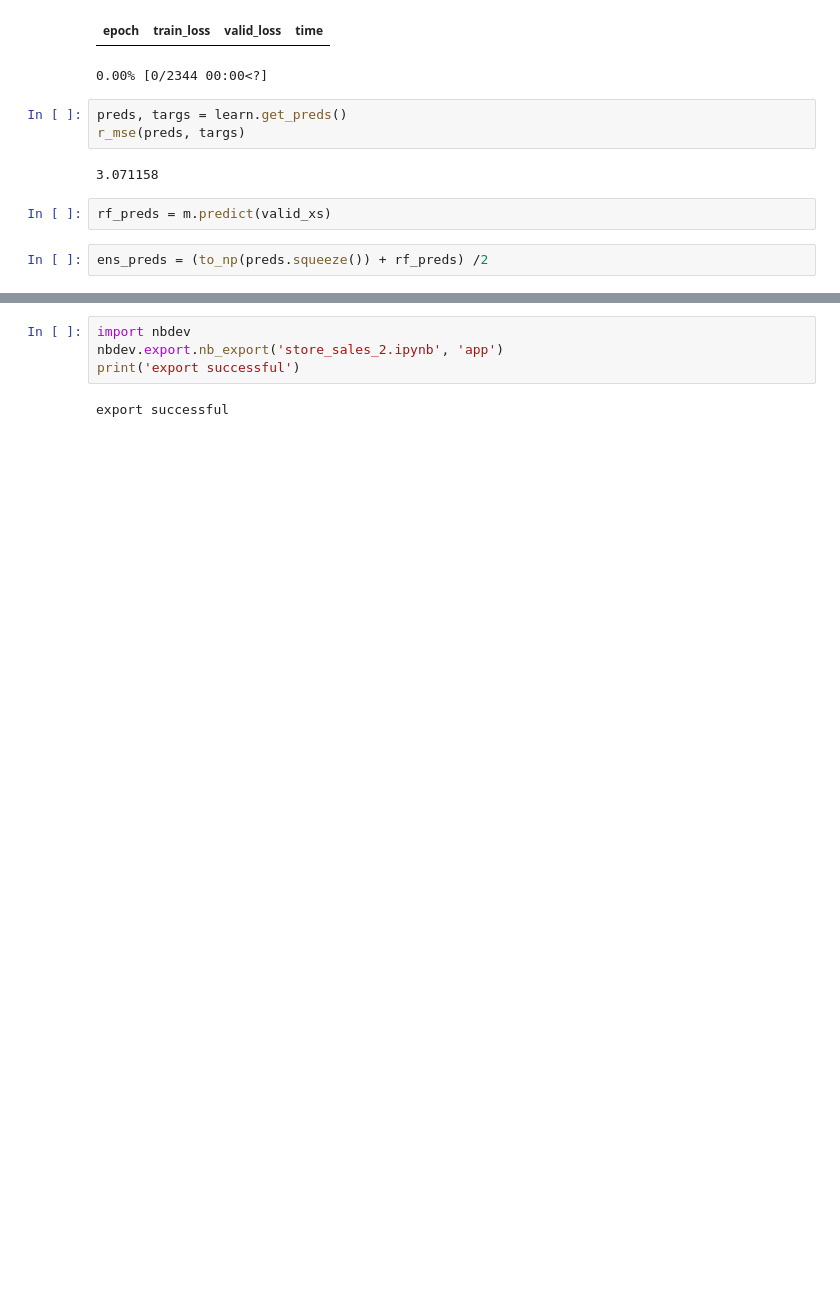
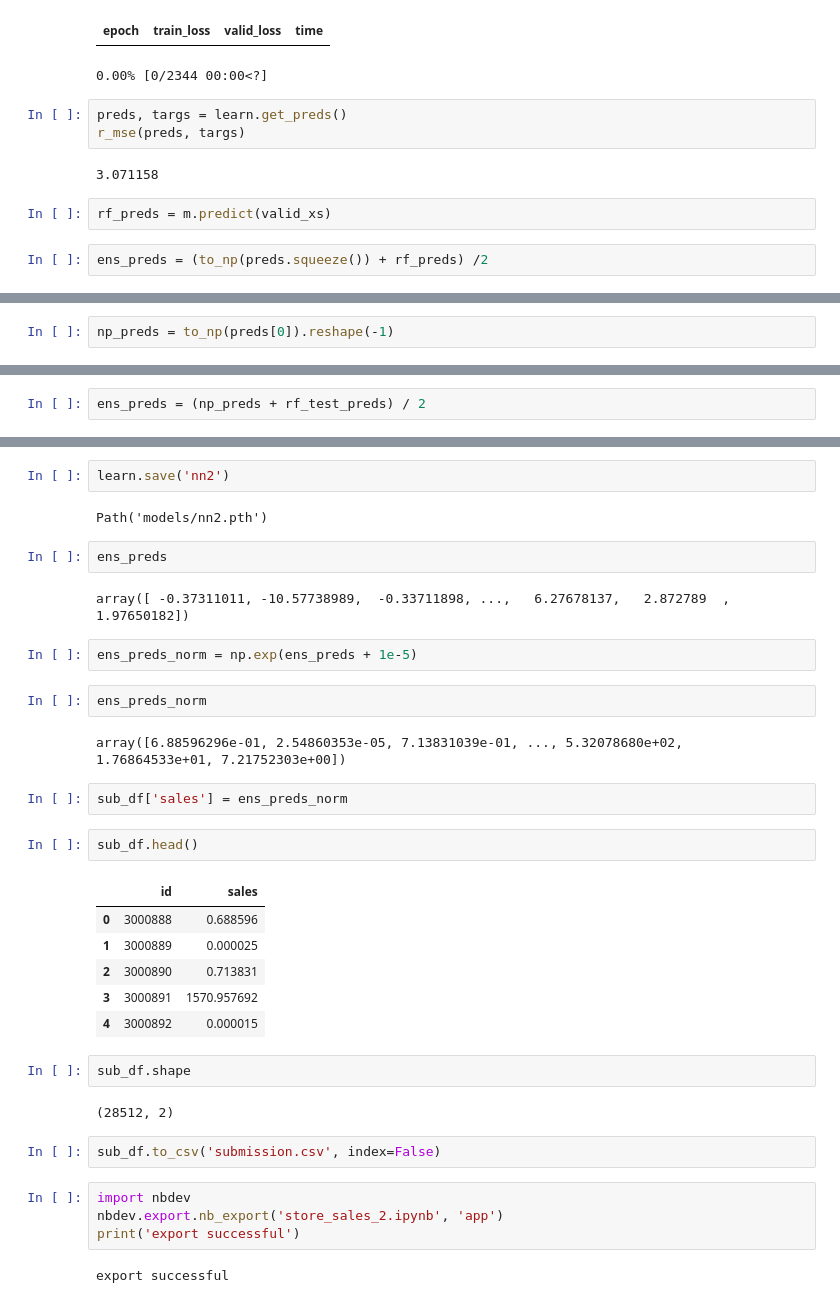
Before and after one commit to peterbull/store-sales-ml, a Jupyter notebook: store_sales_2.ipynb, the cells around one changed output, grey strips where cells are left out. Drawn from its saved outputs; the diff is of its cells as text; blank space fills up the shorter version.

Commit message:
submission 2

```diff
--- a/store_sales_2.ipynb
+++ b/store_sales_2.ipynb
@@ -310,0 +321,2 @@ rf_test_preds = m.predict()
+# %%
+np_preds = to_np(preds[0]).reshape(-1)
@@ -310,0 +325,2 @@ rf_test_preds = m.predict()
+# %%
+ens_preds = (np_preds + rf_test_preds) / 2
@@ -311,3 +331,34 @@ rf_test_preds = m.predict()
+# %%
+learn.save('nn2')
+# %% [output]
+Path('models/nn2.pth')
+# %%
+ens_preds
+# %% [output]
+array([ -0.37311011, -10.57738989,  -0.33711898, ...,   6.27678137,   2.872789  ,   1.97650182])
+# %%
+ens_preds_norm = np.exp(ens_preds + 1e-5)
+# %%
+ens_preds_norm
+# %% [output]
+array([6.88596296e-01, 2.54860353e-05, 7.13831039e-01, ..., 5.32078680e+02, 1.76864533e+01, 7.21752303e+00])
+# %%
+sub_df['sales'] = ens_preds_norm
+# %%
+sub_df.head()
+# %% [output]
+|  | id | sales |
+| 0 | 3000888 | 0.688596 |
+| 1 | 3000889 | 0.000025 |
+| 2 | 3000890 | 0.713831 |
+| 3 | 3000891 | 1570.957692 |
+| 4 | 3000892 | 0.000015 |
+# %%
+sub_df.shape
+# %% [output]
+(28512, 2)
+# %%
+sub_df.to_csv('submission.csv', index=False)
 # %%
 import nbdev
 nbdev.export.nb_export('store_sales_2.ipynb', 'app')
```
Also changed, not shown: parts of 16 cells of this notebook, 2 other files.
